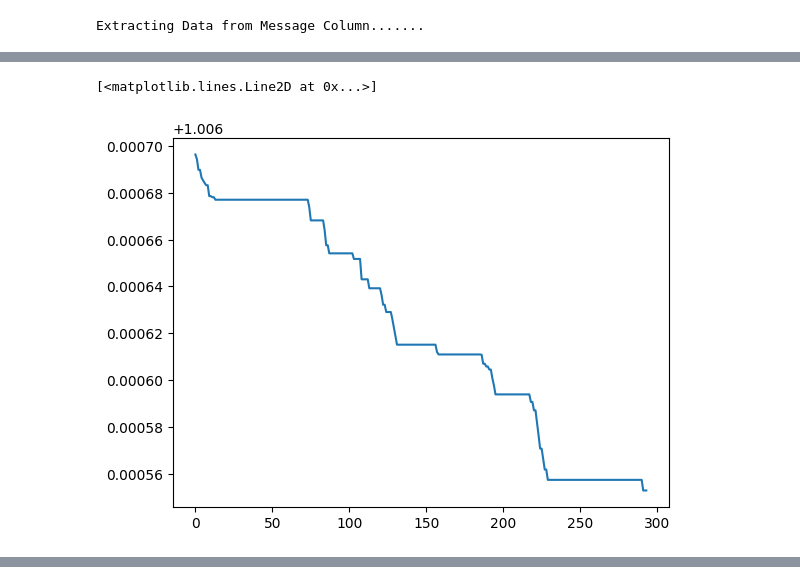
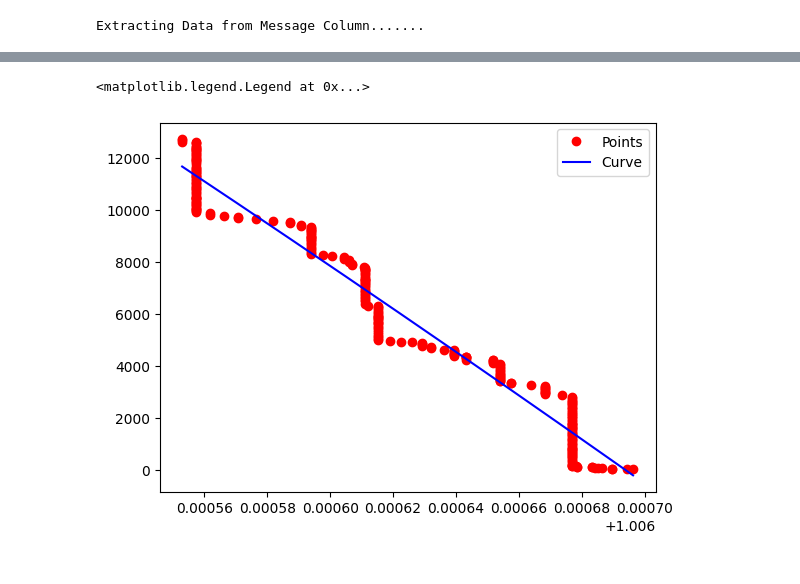
Before and after one commit to Aylore/filament-component-failure-prediction, a Jupyter notebook: notebooks/EDA.ipynb, the cells around one changed output, grey strips where cells are left out. Drawn from its saved outputs; the diff is of its cells as text; code cells hidden in the pictures.

```diff
--- a/notebooks/EDA.ipynb
+++ b/notebooks/EDA.ipynb
@@ -44,9 +36,3 @@ res = replace_noisy_values(df_large.NewCFactor.values)
-# %%
-plt.plot(res)
-# plt.plot(df_large.NewCFactor.values)
-# %% [output]
-[<matplotlib.lines.Line2D at 0x...>]
-[figure, removed]
 # %%
 df = pd.read_xml("../data/KUH.XML")
 df.head()
@@ -57,3 +43,25 @@ df.head()
 | 2 | None | NaN | Field Service | Technical Event | 620000001.0 | Services.FSF.Server.SessionManage... | 2023-5-18 10:4:30.0 | ... |
 | 3 | None | NaN | Field Service | Technical Event | 620000001.0 | Services.FSF.Server.SessionManage... | 2023-5-18 10:4:21.0 | ... |
 | 4 | None | NaN | Field Service | Technical Event | 620000001.0 | Services.FSF.Server.GenericUIDP.I... | 2023-5-18 10:4:20.0 | ... |
+# %%
+import scipy
+x = df_large.NewCFactor.values
+y = df_large.N_Pulses_Cum.values
+# np.polyfit(x ,y , len(x))
+# scipy.optimize.curve_fit(lambda t,a,b: a*np.exp(b*t),  x,  y,  p0=(1e-4, 1e-6))
+# %%
+coefficients = np.polyfit(x  , y ,2)
+
+p = np.poly1d(coefficients)
+x_curve = np.linspace(x.min(), x.max(), 200)
+y_curve = p(x_curve)
+
+plt.plot(x, y, 'ro', label='Points')
+plt.plot(x_curve, y_curve, 'b-', label='Curve')
+
+# plt.plot(x , y)
+
+plt.legend()
+# %% [output]
+<matplotlib.legend.Legend at 0x...>
+[figure, added]
```
Also changed, not shown: parts of 10 cells of this notebook, 5 other files.
